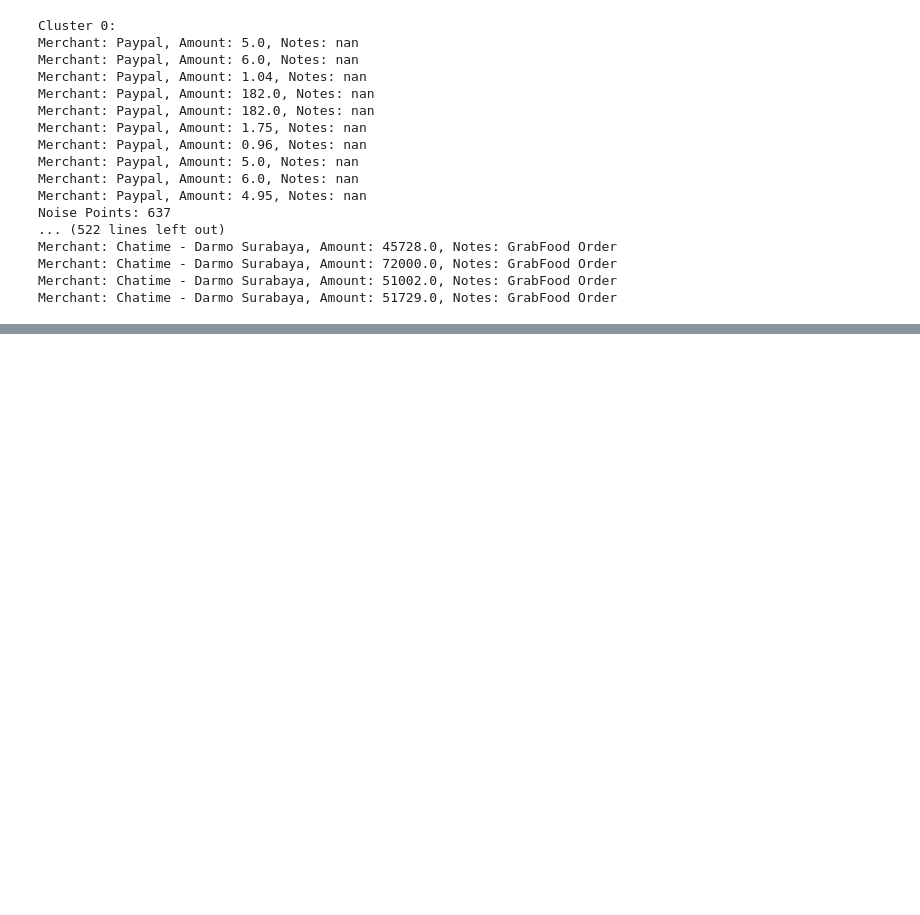
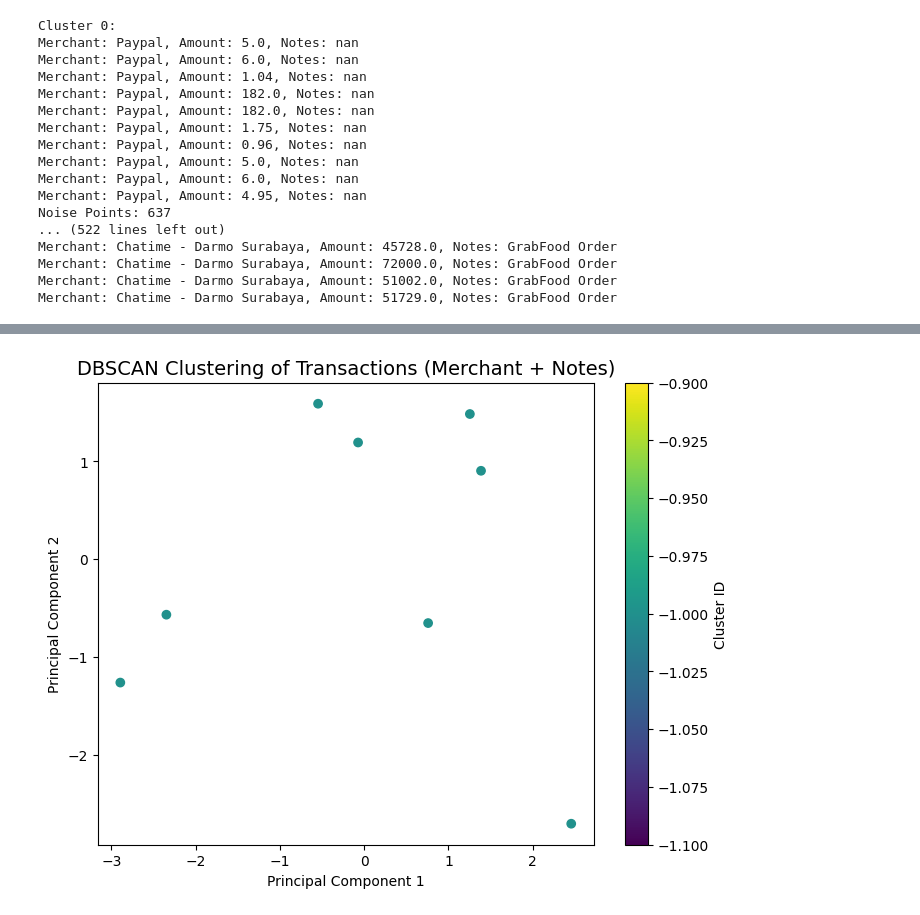
Before and after one commit to CekDuit/machine-learning, a Jupyter notebook: Email_Data_Extraction/clustering/testing_word2vec.ipynb, the cells around one changed output, grey strips where cells are left out. Drawn from its saved outputs; the diff is of its cells as text; code cells hidden in the pictures; blank space fills up the shorter version.

```diff
--- a/Email_Data_Extraction/clustering/testing_word2vec.ipynb
+++ b/Email_Data_Extraction/clustering/testing_word2vec.ipynb
@@ -130,0 +590,76 @@ Index(['Datetime', 'Merchant Name', 'Sub Category', 'Category', 'Amount',
+# %%
+import pandas as pd
+import numpy as np
+from gensim.models import Word2Vec
+from sklearn.cluster import DBSCAN
+from sklearn.decomposition import PCA
+import matplotlib.pyplot as plt
+from sklearn.preprocessing import MinMaxScaler
+
+# Sample data (for testing)
+data = {
+    'Merchant Name': ["Chatime - Darmo Surabaya", "Grill and Go Spesial Ayam Bakar Madu", "PLN Pascabayar", "DANA",
+                      "BeliCash", "TOKOPEDIA", "PT Komunika Lintas Maya", "BANK BRI"],
+    'Notes': ["GrabFood Order", "GrabFood Order", "-", "-",
+              "QR Payment Merchant PAN 9360091503474855", "Bought vegetables", "Pembelian QRIS PT Komunika Lintas Maya", "Top-up e-wallet"],
+    'Amount': [51000, 41500, 255000, 35000, 11000, 48500, 22000, 50000]
+}
+
+# Load the data into a DataFrame
+df = pd.DataFrame(data)
+
+# 1. Tokenize the Text Data
+def tokenize(text):
+    return text.lower().split()
+
+df['Merchant_Tokens'] = df['Merchant Name'].apply(tokenize)
+df['Notes_Tokens'] = df['Notes'].apply(tokenize)
+
+# 2. Train Word2Vec Model
+all_tokens = df['Merchant_Tokens'].tolist() + df['Notes_Tokens'].tolist()
+
+# Flatten the list of tokens into one list for Word2Vec training
+flattened_tokens = [token for sublist in all_tokens for token in sublist]
+
+# Train the Word2Vec model on the tokenized data
+word2vec_model = Word2Vec(sentences=all_tokens, vector_size=100, window=5, min_count=1, sg=0)
+
+# 3. Create Word Vectors for Each Merchant and Notes
+def get_average_word2vec(tokens, model, vector_size=100):
+    vectors = [model.wv[token] for token in tokens if token in model.wv]
+    if len(vectors) == 0:
+        return np.zeros(vector_size)
+    return np.mean(vectors, axis=0)
+
+# Apply the function to get average word vectors for 'Merchant Name' and 'Notes'
+df['Merchant_Vector'] = df['Merchant_Tokens'].apply(lambda x: get_average_word2vec(x, word2vec_model))
+df['Notes_Vector'] = df['Notes_Tokens'].apply(lambda x: get_average_word2vec(x, word2vec_model))
+
+# Combine the vectors of 'Merchant Name' and 'Notes' into one feature set
+df['Combined_Vector'] = df['Merchant_Vector'] + df['Notes_Vector']
+
+# 4. Apply DBSCAN Clustering
+scaler = MinMaxScaler()
+scaled_vectors = scaler.fit_transform(np.array(df['Combined_Vector'].tolist()))
+
+# Apply DBSCAN
+dbscan = DBSCAN(eps=0.5, min_samples=2)
+df['Cluster'] = dbscan.fit_predict(scaled_vectors)
+
+# 5. PCA for Visualization
+pca = PCA(n_components=2)
+reduced_vectors = pca.fit_transform(scaled_vectors)
+
+# Visualize the clusters using a scatter plot
+plt.figure(figsize=(8, 6))
+plt.scatter(reduced_vectors[:, 0], reduced_vectors[:, 1], c=df['Cluster'], cmap='viridis', marker='o')
+plt.title("DBSCAN Clustering of Transactions (Merchant + Notes)", fontsize=14)
+plt.xlabel("Principal Component 1")
+plt.ylabel("Principal Component 2")
+plt.colorbar(label='Cluster ID')
+plt.show()
+
+# Output the DataFrame with clusters
+print(df[['Merchant Name', 'Notes', 'Amount', 'Cluster']])
+# %% [output]
+[figure, added]
```
Also changed, not shown: parts of 7 cells of this notebook.
